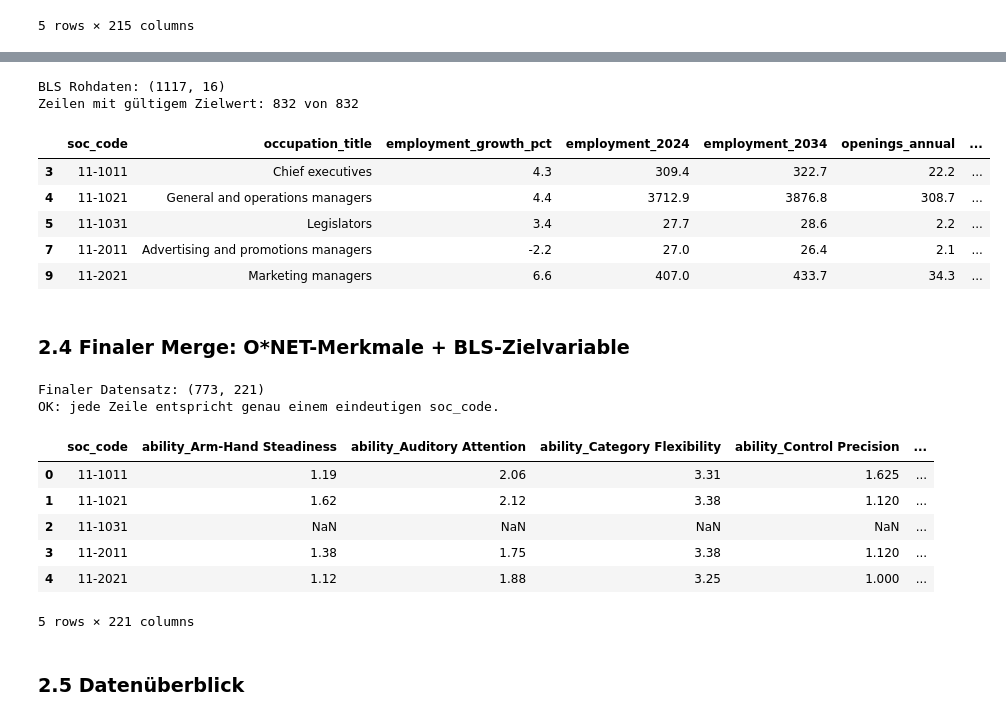
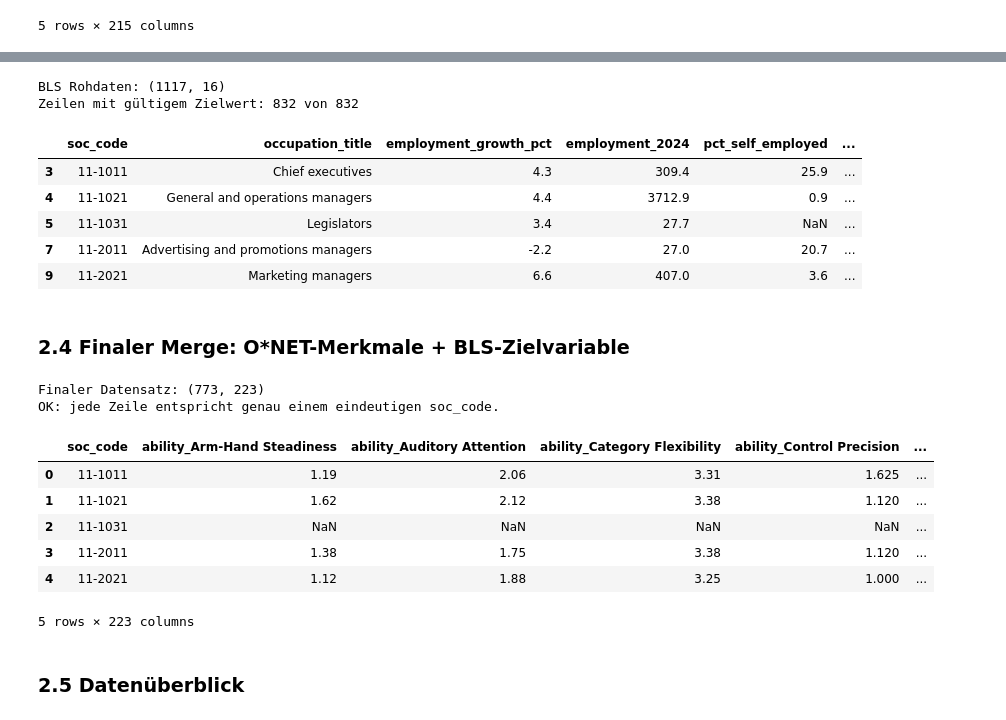
Before and after one commit to drmSalo/explainable_ai, a Jupyter notebook: index.ipynb, the cells around one changed output, grey strips where cells are left out. Cells and saved outputs as stored; diff of their text form; code cells hidden in the pictures.

```diff
--- a/index.ipynb
+++ b/index.ipynb
@@ -192,51 +200,54 @@ bereinigt, da sie teils "—" statt einer Zahl enthalten kann.
 # %%
 bls_raw = pd.read_excel(f"{DATASETS}/occupation.xlsx", sheet_name="Table 1.2", skiprows=1)
 print("BLS Rohdaten:", bls_raw.shape)
 
 bls = bls_raw[bls_raw["Occupation type"] == "Line item"].copy()
 
 bls = bls.rename(columns={
     "2024 National Employment Matrix code": "soc_code",
     "2024 National Employment Matrix title": "occupation_title",
     "Employment change, percent, 2024–34": "employment_growth_pct",
     "Employment, 2024": "employment_2024",
-    "Employment, 2034": "employment_2034",
-    "Occupational openings, 2024–34 annual average": "openings_annual",
+    "Percent self employed, 2024": "pct_self_employed",
     "Median annual wage, dollars, 2024[1]": "median_wage_2024",
+    "Typical education needed for entry": "education_entry",
+    "Work experience in a related occupation": "work_experience",
+    "Typical on-the-job training needed to attain competency in the occupation": "on_the_job_training",
 })
 
 bls = bls[[
-    "soc_code", "occupation_title", "employment_growth_pct",
-    "employment_2024", "employment_2034", "openings_annual", "median_wage_2024",
+    "soc_code", "occupation_title", "employment_growth_pct", "employment_2024",
+    "pct_self_employed", "median_wage_2024", "education_entry",
+    "work_experience", "on_the_job_training",
 ]]
 
-bls["employment_growth_pct"] = pd.to_numeric(bls["employment_growth_pct"], errors="coerce")
+for col in ["employment_growth_pct", "employment_2024", "pct_self_employed", "median_wage_2024"]:
+    bls[col] = pd.to_numeric(bls[col], errors="coerce")
 
 n_before = len(bls)
 bls = bls.dropna(subset=["employment_growth_pct"])
 print(f"Zeilen mit gültigem Zielwert: {len(bls)} von {n_before}")
 bls.head()
 # %% [output]
 BLS Rohdaten: (1117, 16)
 Zeilen mit gültigem Zielwert: 832 von 832
-|  | soc_code | occupation_title | employment_growth_pct | employment_2024 | employment_2034 | openings_annual | ... |
-| 3 | 11-1011 | Chief executives | 4.3 | 309.4 | 322.7 | 22.2 | ... |
-| 4 | 11-1021 | General and operations managers | 4.4 | 3712.9 | 3876.8 | 308.7 | ... |
-| 5 | 11-1031 | Legislators | 3.4 | 27.7 | 28.6 | 2.2 | ... |
-| 7 | 11-2011 | Advertising and promotions managers | -2.2 | 27.0 | 26.4 | 2.1 | ... |
-| 9 | 11-2021 | Marketing managers | 6.6 | 407.0 | 433.7 | 34.3 | ... |
+|  | soc_code | occupation_title | employment_growth_pct | employment_2024 | pct_self_employed | ... |
+| 3 | 11-1011 | Chief executives | 4.3 | 309.4 | 25.9 | ... |
+| 4 | 11-1021 | General and operations managers | 4.4 | 3712.9 | 0.9 | ... |
+| 5 | 11-1031 | Legislators | 3.4 | 27.7 | NaN | ... |
+| 7 | 11-2011 | Advertising and promotions managers | -2.2 | 27.0 | 20.7 | ... |
+| 9 | 11-2021 | Marketing managers | 6.6 | 407.0 | 3.6 | ... |
 # %% [markdown]
 ### 2.4 Finaler Merge: O*NET-Merkmale + BLS-Zielvariable
 # %%
 df = onet_agg.merge(bls, on="soc_code", how="inner")
 print("Finaler Datensatz:", df.shape)
 
-# Prüfung: jeder soc_code darf nur einmal vorkommen
 assert len(df) == df["soc_code"].nunique(), "Duplikate im finalen Datensatz!"
 print("OK: jede Zeile entspricht genau einem eindeutigen soc_code.")
 df.head()
 # %% [output]
-Finaler Datensatz: (773, 221)
+Finaler Datensatz: (773, 223)
 OK: jede Zeile entspricht genau einem eindeutigen soc_code.
 |  | soc_code | ability_Arm-Hand Steadiness | ability_Auditory Attention | ability_Category Flexibility | ability_Control Precision | ... |
 | 0 | 11-1011 | 1.19 | 2.06 | 3.31 | 1.625 | ... |
@@ -244,7 +255,7 @@ OK: jede Zeile entspricht genau einem eindeutigen soc_code.
 | 2 | 11-1031 | NaN | NaN | NaN | NaN | ... |
 | 3 | 11-2011 | 1.38 | 1.75 | 3.38 | 1.120 | ... |
 | 4 | 11-2021 | 1.12 | 1.88 | 3.25 | 1.000 | ... |
-5 rows × 221 columns
+5 rows × 223 columns
 # %% [markdown]
 ### 2.5 Datenüberblick
 # %%
```
Also changed, not shown: parts of 27 cells of this notebook, 1 other file.
